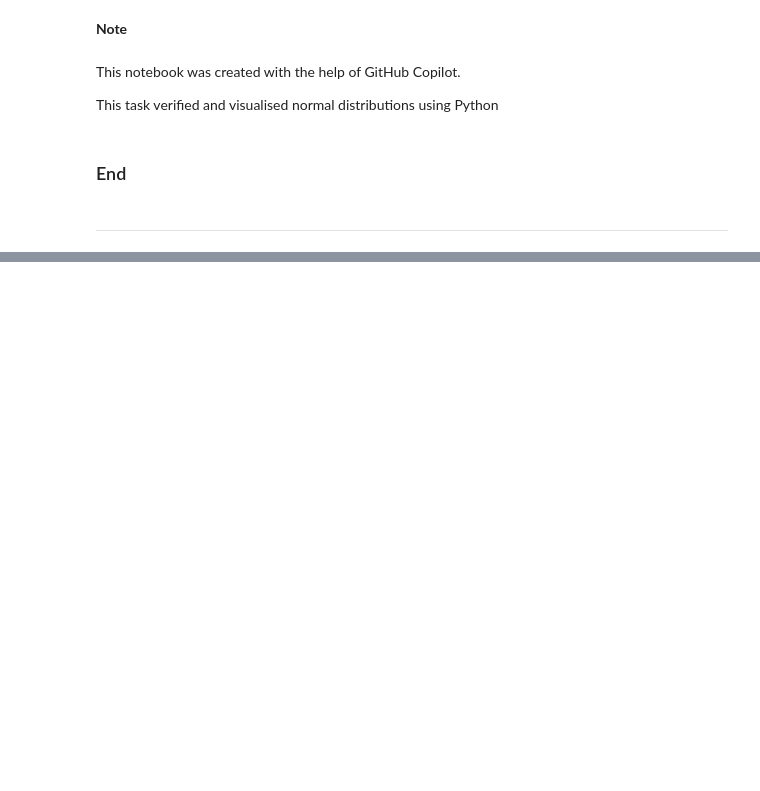
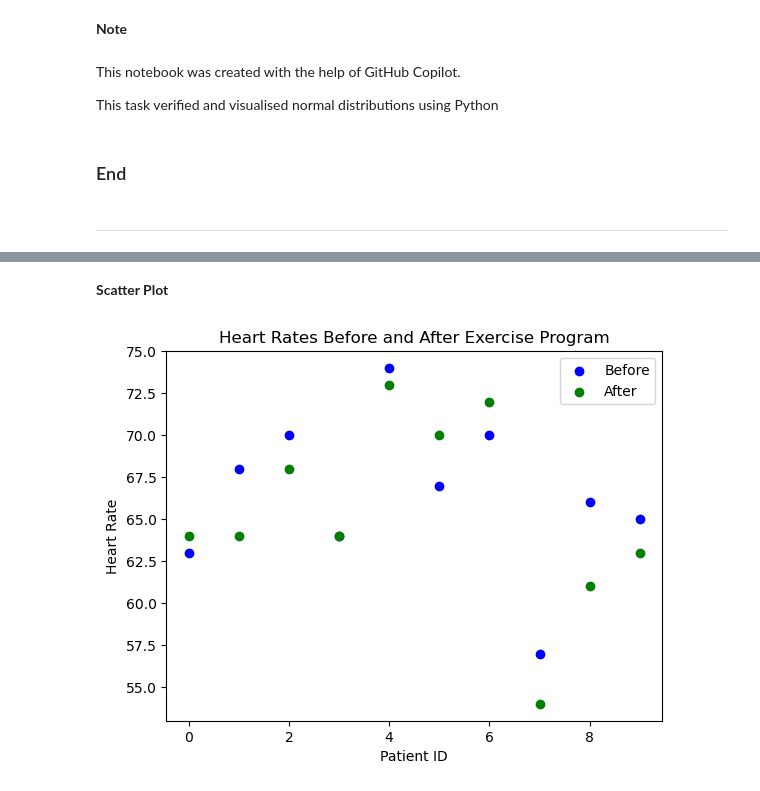
Before and after one commit to ECronin1973/Applied_Statistics_MyWork, a Jupyter notebook: tasks.ipynb, the cells around one changed output, grey strips where cells are left out. Drawn from its saved outputs; the diff is of its cells as text; code cells hidden in the pictures; blank space fills up the shorter version.

```diff
--- a/tasks.ipynb
+++ b/tasks.ipynb
@@ -832,0 +981,14 @@ _____
+# %% [markdown]
+__Scatter Plot__
+# %%
+# Scatter Plot will display the before and after heart rates for each patient plotted against each other
+plt.figure()
+plt.scatter(range(len(before)), before, color='blue', label='Before')
+plt.scatter(range(len(after)), after, color='green', label='After')
+plt.xlabel('Patient ID')
+plt.ylabel('Heart Rate')
+plt.title('Heart Rates Before and After Exercise Program')
+plt.legend()
+plt.show()
+# %% [output]
+[figure, added]
```
Also changed, not shown: parts of 23 cells of this notebook, 1 other file.
